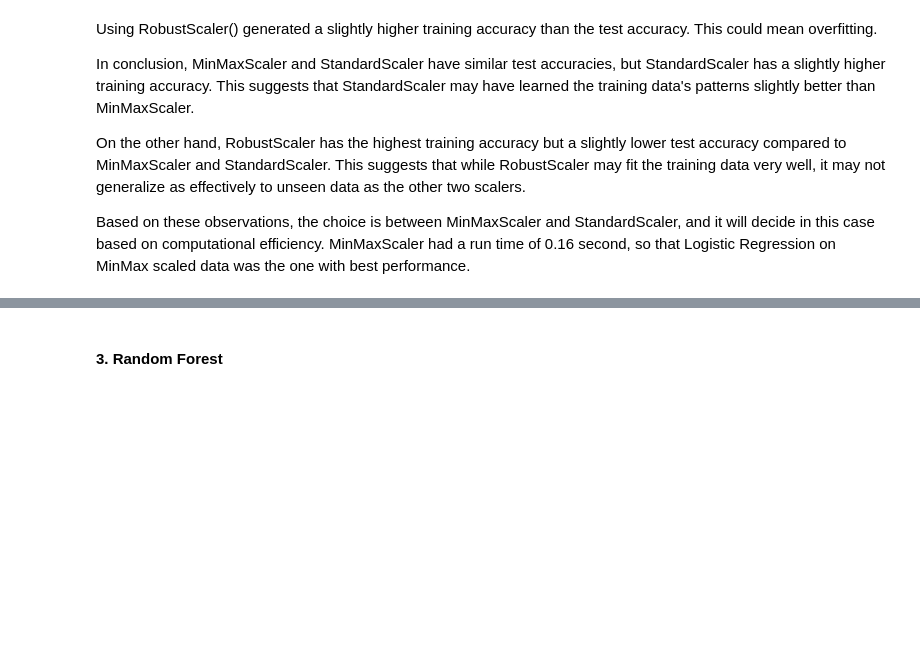
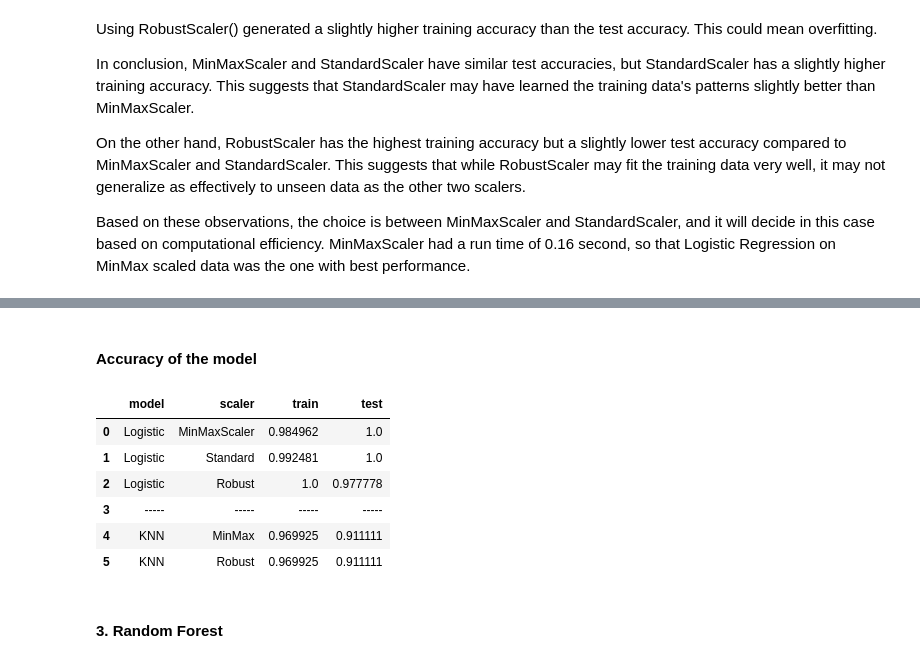
Before and after one commit to danielamartinezli/wine_classification, a Jupyter notebook: notebook/wine.ipynb, the cells around one changed output, grey strips where cells are left out. Drawn from its saved outputs; the diff is of its cells as text; code cells hidden in the pictures; blank space fills up the shorter version.

```diff
--- a/notebook/wine.ipynb
+++ b/notebook/wine.ipynb
@@ -823,3 +823,6 @@ scores_df
 | 0 | Logistic | MinMaxScaler | 0.984962 | 1.0 |
 | 1 | Logistic | Standard | 0.992481 | 1.0 |
 | 2 | Logistic | Robust | 1.0 | 0.977778 |
+# %%
+scores_df.loc[scores_df.shape[0],:]=['-----']
+scores_df
@@ -835,0 +914,3 @@ Based on these observations, the choice is between MinMaxScaler and StandardScal
+# %%
+scores_df.loc[scores_df.shape[0],:]=['KNN','MinMax',knn_mm_train,knn_mm_test]
+scores_df
@@ -836,2 +994,15 @@ Based on these observations, the choice is between MinMaxScaler and StandardScal
+# %% [markdown]
+#### Accuracy of the model
+# %%
+scores_df.loc[scores_df.shape[0],:]=['KNN','Robust',knn_mm_train,knn_mm_test]
+scores_df
+# %% [output]
+|  | model | scaler | train | test |
+| 0 | Logistic | MinMaxScaler | 0.984962 | 1.0 |
+| 1 | Logistic | Standard | 0.992481 | 1.0 |
+| 2 | Logistic | Robust | 1.0 | 0.977778 |
+| 3 | ----- | ----- | ----- | ----- |
+| 4 | KNN | MinMax | 0.969925 | 0.911111 |
+| 5 | KNN | Robust | 0.969925 | 0.911111 |
 # %% [markdown]
 #### 3. Random Forest
```
Also changed, not shown: parts of 22 cells of this notebook.
